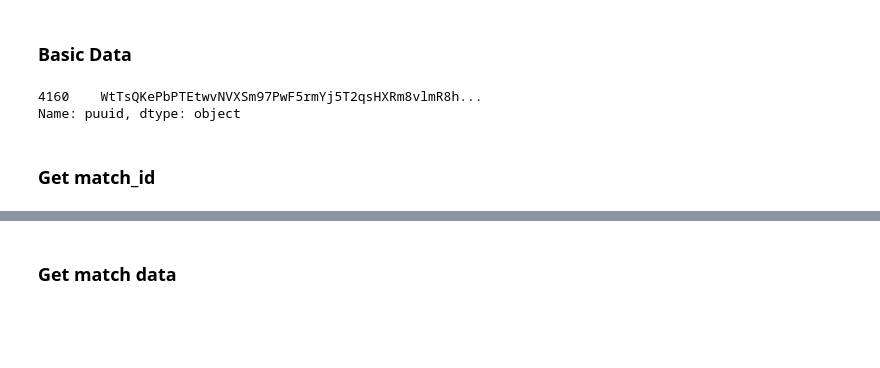
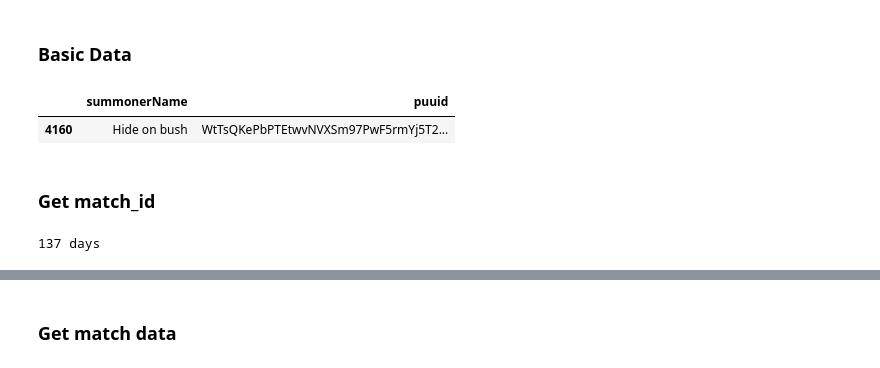
Before and after one commit to seunghunii/lol_analysis, a Jupyter notebook: 2.High tier league/hide on bush.ipynb, the cells around one changed output, grey strips where cells are left out. Drawn from its saved outputs; the diff is of its cells as text; code cells hidden in the pictures; blank space fills up the shorter version.

```diff
--- a/2.High tier league/hide on bush.ipynb
+++ b/2.High tier league/hide on bush.ipynb
@@ -20,14 +26,17 @@ my_api_key = ''
 # %%
 df = pd.read_csv('C:/Users/rsh15/Desktop/seunghuni/lol_analysis/data/lol_api/high_tier_user_1009.csv')
 # %%
-df['puuid'][df['summonerName']=='Hide on bush']
+df[df['summonerName']=='Hide on bush'][['summonerName','puuid']]
 # %% [output]
-4160    WtTsQKePbPTEtwvNVXSm97PwF5rmYj5T2qsHXRm8vlmR8h...
-Name: puuid, dtype: object
+|  | summonerName | puuid |
+| 4160 | Hide on bush | WtTsQKePbPTEtwvNVXSm97PwF5rmYj5T2... |
 # %% [markdown]
 ### Get match_id
 # %%
-dates_range = pd.date_range(start='2021/06/16', end='2021/10/10',freq='1D')
+dates_range = pd.date_range(start='2021/06/16', end='2021/10/30',freq='1D')
+print(len(dates_range),'days')
+# %% [output]
+137 days
 # %%
 date_start_list = []
 date_end_list = []
```
Also changed, not shown: parts of 23 cells of this notebook, 1 other file.
